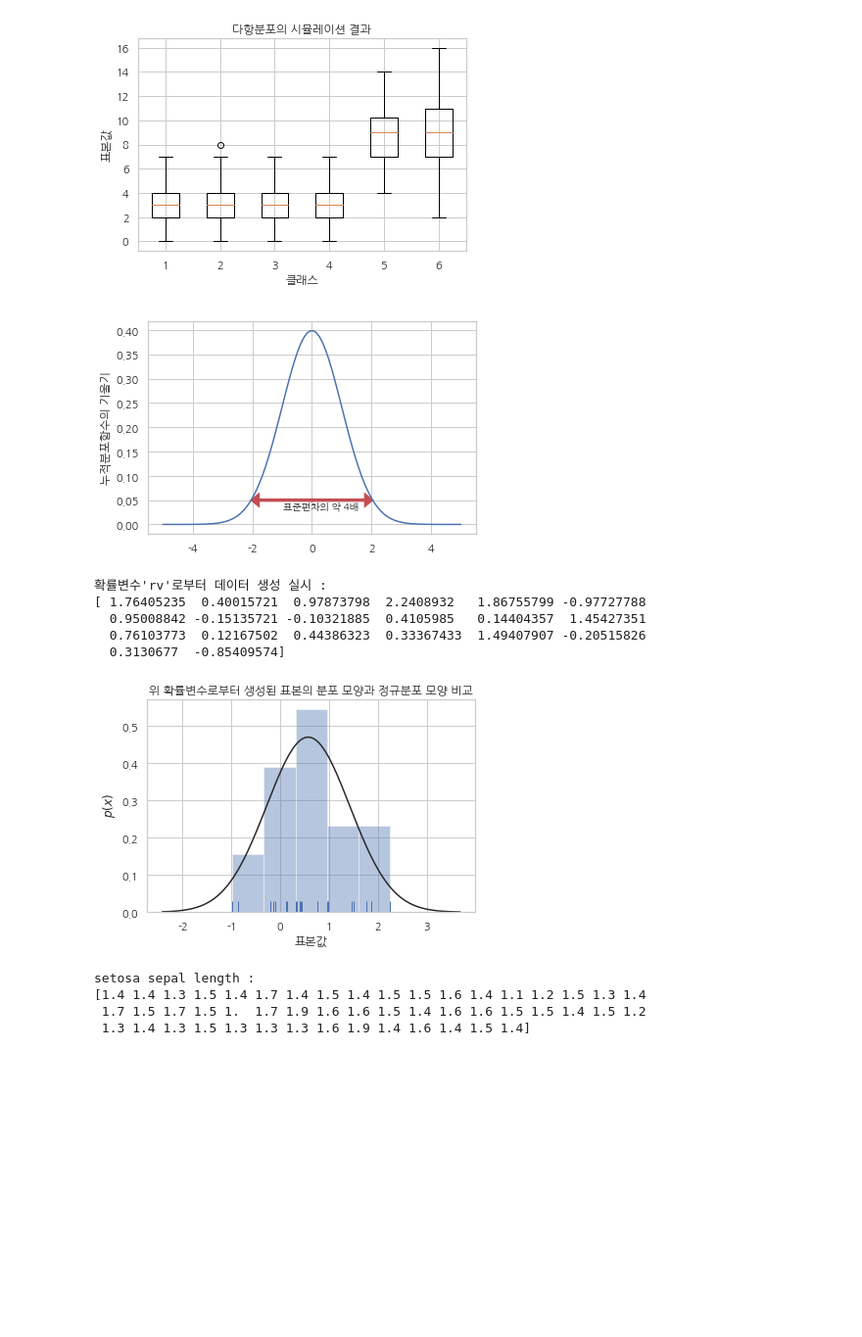
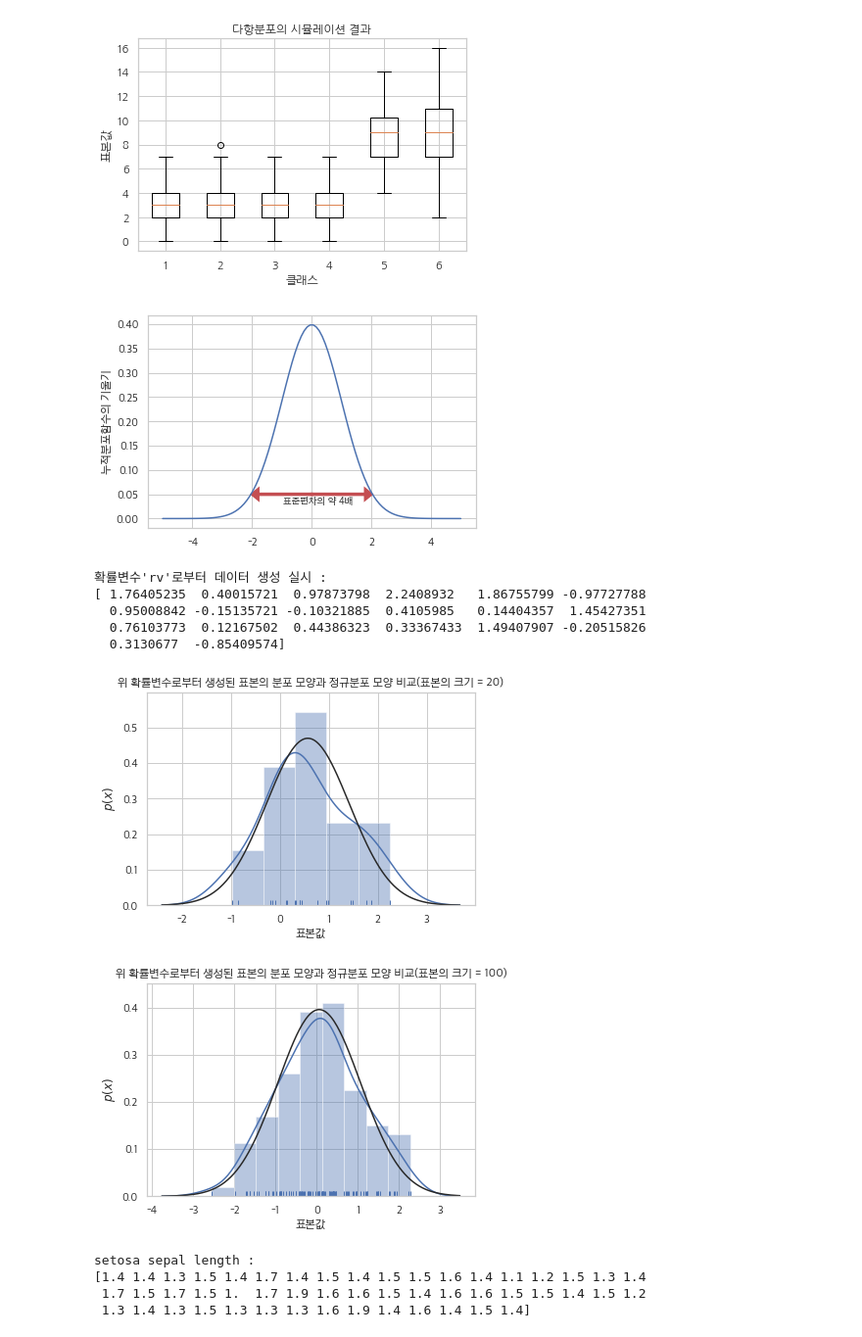
Before and after one commit to wooseok1152/python-data_science_school, a Jupyter notebook: data_science_school_example_script.ipynb, the cells around one changed output. Shown at 98% size. Saved outputs shown, nothing was run; the diff lists cells and outputs as text; code cells hidden in the pictures; blank space fills up the shorter version.

```diff
--- a/data_science_school_example_script.ipynb
+++ b/data_science_school_example_script.ipynb
@@ -2904,35 +2904,45 @@ plt.show()
 # %%
 # 정규분포의 시뮬레이션
 mu = 0
 std = 1
 rv = sp.stats.norm(mu, std)
 
 xx = np.linspace(-5, 5, 100)
 plt.plot(xx, rv.pdf(xx))
 plt.arrow(0, 0.05, 2, 0, lw = 3, color = "r", head_width = 0.02, head_length = 0.2, length_includes_head = True)
 plt.arrow(0, 0.05, -2, 0, lw = 3, color = "r", head_width = 0.02, head_length = 0.2, length_includes_head = True)
 plt.text(-0.95, 0.03, "표준편차의 약 4배")
 plt.ylabel("누적분포함수의 기울기")
 plt.show()
 
 x = rv.rvs(20, random_state = 0)
 print("확률변수'rv'로부터 데이터 생성 실시 :")
 print(x)
 
 plt.figure()
-sns.distplot(a = x, rug = True, kde = False, fit = sp.stats.norm)
-plt.title("위 확률변수로부터 생성된 표본의 분포 모양과 정규분포 모양 비교")
+sns.distplot(a = x, rug = True, kde = True, fit = sp.stats.norm)
+plt.title("위 확률변수로부터 생성된 표본의 분포 모양과 정규분포 모양 비교(표본의 크기 = 20)")
 plt.xlabel("표본값")
 plt.ylabel("$p(x)$")
 plt.show()
+
+x = rv.rvs(100, random_state = 0)
+
+plt.figure()
+sns.distplot(a = x, rug = True, kde = True, fit = sp.stats.norm)
+plt.title("위 확률변수로부터 생성된 표본의 분포 모양과 정규분포 모양 비교(표본의 크기 = 100)")
+plt.xlabel("표본값")
+plt.ylabel("$p(x)$")
+plt.show()
 # %% [output]
-[figure, old version]
+[figure, new version]
 확률변수'rv'로부터 데이터 생성 실시 :
 [ 1.76405235  0.40015721  0.97873798  2.2408932   1.86755799 -0.97727788
   0.95008842 -0.15135721 -0.10321885  0.4105985   0.14404357  1.45427351
   0.76103773  0.12167502  0.44386323  0.33367433  1.49407907 -0.20515826
   0.3130677  -0.85409574]
-[figure, old version]
+[figure, new version]
+[figure, added]
 # %%
 # 붓꽃 데이터셋 내 '꽃잎 길이'컬럼의 분포(정규분포)
 
```
Also changed, not shown: parts of 4 cells of this notebook.
